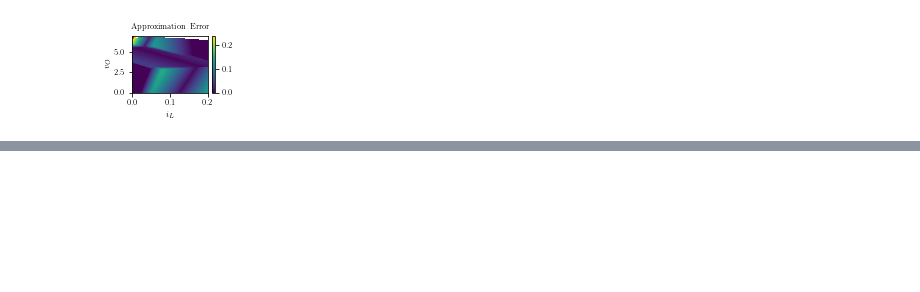
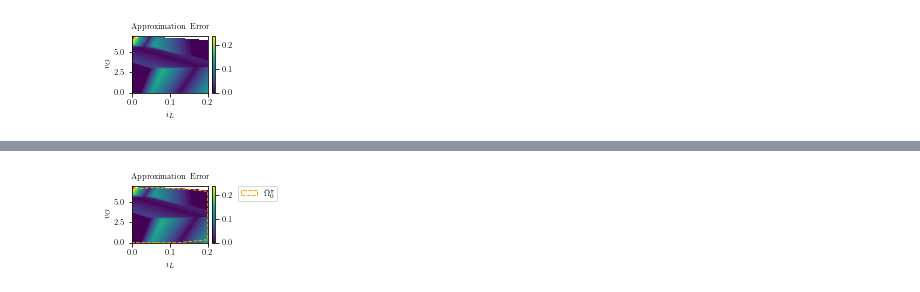
Before and after one commit to PREDICT-EPFL/evanqp, a Jupyter notebook: examples/dc_dc_converter/dc_dc_converter.ipynb, the cells around one changed output, grey strips where cells are left out. Drawn from its saved outputs; the diff is of its cells as text; code cells hidden in the pictures; blank space fills up the shorter version.

```diff
--- a/examples/dc_dc_converter/dc_dc_converter.ipynb
+++ b/examples/dc_dc_converter/dc_dc_converter.ipynb
@@ -119,6 +121,9 @@ class DCDCConverter(MPCProblem):
                     self.objective: self.objective.value}
         return solution
 
+    def dynamics(self):
+        return self.A, self.B
+
     def reduced_objective(self):
         objective = cp.quad_form(self.x[self.N, :] - self.xs, self.P)
         for i in range(1, self.N):
@@ -412,5 +419,5 @@ upper bound: [1.]
 # %%
-bound, parameters = verifier.find_max_abs_diff()
+bound_diff, parameters_diff = verifier.approximation_error()
 # %% [output]
 Gurobi Optimizer version 9.5.0 build v9.5.0rc5 (mac64[x86])
 Thread count: 8 physical cores, 16 logical processors, using up to 16 threads
@@ -477,0 +511,8 @@ Stability bound: 1.9256226396339674e-05 at [0.04965736392747466, 4.9983149468643
+# %%
+faces = 30
+angles = np.linspace(0, 2*np.pi, faces+1)[:faces]
+A = np.column_stack((np.cos(angles), np.sin(angles)))
+b = np.zeros(faces)
+seed_poly = Polytope(A, b)
+# %%
+outer_approx = verifier.stable_region_outer_approx(seed_poly, guess=mpc_controller.xs)
@@ -477,0 +542,19 @@ Stability bound: 1.9256226396339674e-05 at [0.04965736392747466, 4.9983149468643
+# %%
+outer_approx_poly = polytope.Polytope(outer_approx.A, outer_approx.b)
+
+fig, ax = plt.subplots()
+outer_approx_poly.plot(ax=ax, color=(1,0,0,0), alpha=None, linewidth=1, edgecolor='orange')
+cs = ax.contourf(x, y, np.abs(z_opt - z_net), levels=100, zorder=-1)
+for c in cs.collections:
+    c.set_edgecolor('face')
+ax.plot(parameters_diff[0], parameters_diff[1], 'ro', markersize=2)
+fig.colorbar(cs, ticks=[0, 0.1, 0.2])
+ax.set_title('Approximation Error')
+ax.set_xlabel(r'$i_L$')
+ax.set_ylabel(r'$v_O$')
+ax.set_ylim(bottom=0)
+ax.legend([r'$\bar{\Omega}_0^\pi$'], bbox_to_anchor=(1.4, 1), loc='upper left', borderaxespad=0.)
+plt.savefig('figures/approx_error_outer.pdf', bbox_inches='tight', pad_inches=0)
+plt.show()
+# %% [output]
+[figure, added]
```
Also changed, not shown: parts of 12 cells of this notebook, 44 other files.
